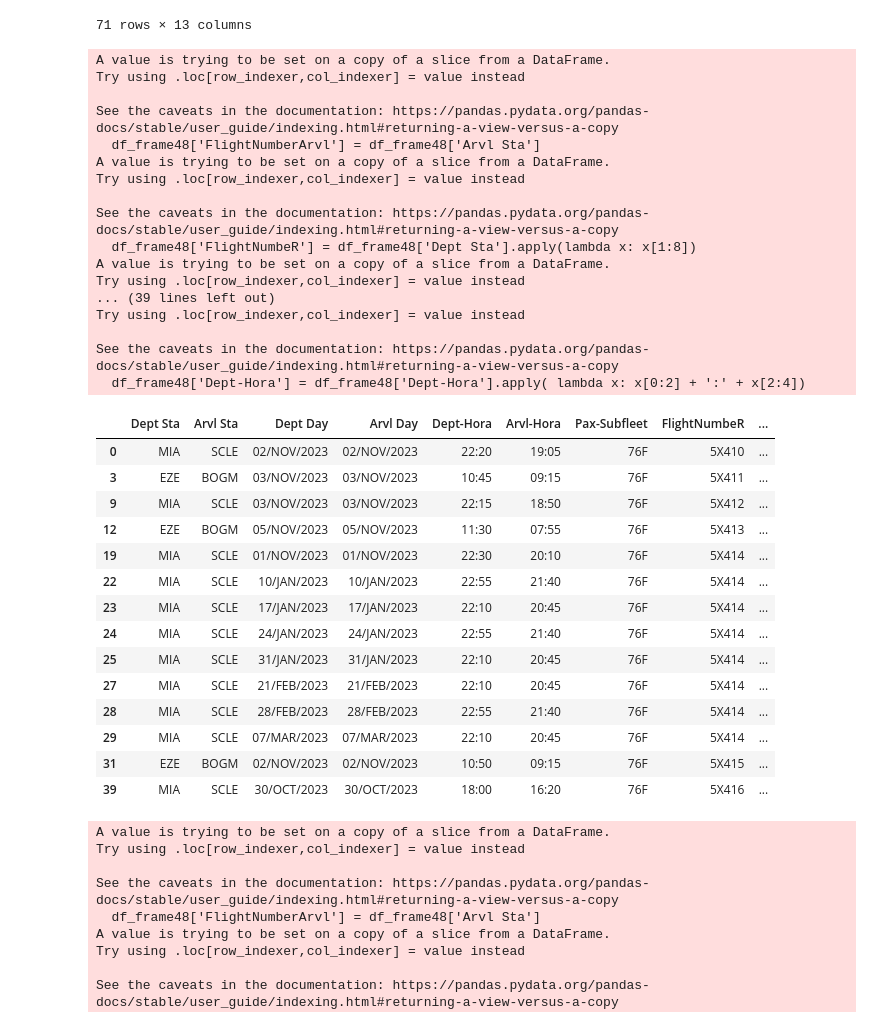
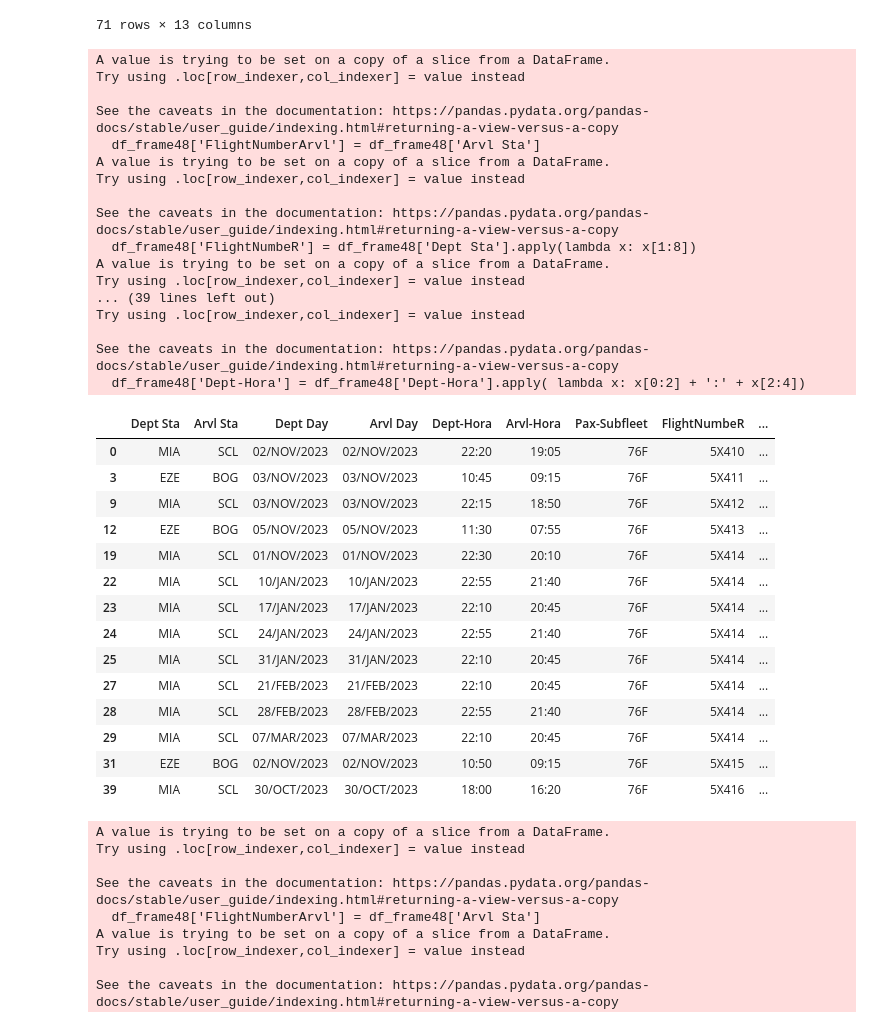
Before and after one commit to yuuhekurenai/ConvertSIR, a Jupyter notebook: transformacao.ipynb, the cells around one changed output. Drawn from its saved outputs; the diff is of its cells as text; code cells hidden in the pictures.

```diff
--- a/transformacao.ipynb
+++ b/transformacao.ipynb
@@ -661,50 +665,50 @@ df_frame48 = df_orig.query('KeyX == 2  & Key == 48 & Kdept == 10 & Karvl == 7')
 df_frame48['FlightNumberArvl'] = df_frame48['Arvl Sta']
 df_frame48['FlightNumbeR'] = df_frame48['Dept Sta'].apply(lambda x: x[1:8])
 df_frame48['Dept Sta'] = df_frame48['Arvl-Hora'].apply( lambda x: x[0:3])
-df_frame48['Arvl Sta'] = df_frame48['Dept-Hora'].apply( lambda  x: x[4:8])
+df_frame48['Arvl Sta'] = df_frame48['Dept-Hora'].apply( lambda  x: x[4:7])
 df_frame48['Arvl Day'] = df_frame48['Dept Day'].apply(lambda x: x[0:2] + '/' + x[2:5] + '/' + '2023')
 df_frame48['Dept Day'] = df_frame48['Dept Day'].apply(lambda x: x[0:2] + '/' + x[2:5] + '/' + '2023')
 df_frame48['Trilho'] = ''
 df_frame48['Pax'] = df_frame48['Pax-Subfleet'].apply( lambda x: x[0:3])
 df_frame48['Pax-Subfleet'] = df_frame48['Pax-Subfleet'].apply(lambda x: x[3:6])
 df_frame48['Arvl-Hora'] = df_frame48['Arvl-Hora'].apply( lambda x: x[3:5] + ':' + x[5:7])
 df_frame48['Dept-Hora'] = df_frame48['Dept-Hora'].apply( lambda x: x[0:2] + ':' + x[2:4])
 df_frame48 = df_frame48[['Dept Sta', 'Arvl Sta', 'Dept Day', 'Arvl Day', 'Dept-Hora', 'Arvl-Hora','Pax-Subfleet','FlightNumbeR','FlightNumberArvl', 'Trilho','Svc Type', 'Pax', 'Week-Day']]
 p14 = df_frame48
 p14
 # %% [output]
 A value is trying to be set on a copy of a slice from a DataFrame.
 Try using .loc[row_indexer,col_indexer] = value instead
 
 See the caveats in the documentation: https://pandas.pydata.org/pandas-docs/stable/user_guide/indexing.html#returning-a-view-versus-a-copy
   df_frame48['FlightNumberArvl'] = df_frame48['Arvl Sta']
 A value is trying to be set on a copy of a slice from a DataFrame.
 Try using .loc[row_indexer,col_indexer] = value instead
 
 See the caveats in the documentation: https://pandas.pydata.org/pandas-docs/stable/user_guide/indexing.html#returning-a-view-versus-a-copy
   df_frame48['FlightNumbeR'] = df_frame48['Dept Sta'].apply(lambda x: x[1:8])
 A value is trying to be set on a copy of a slice from a DataFrame.
 Try using .loc[row_indexer,col_indexer] = value instead
 ... (39 lines left out)
 Try using .loc[row_indexer,col_indexer] = value instead
 
 See the caveats in the documentation: https://pandas.pydata.org/pandas-docs/stable/user_guide/indexing.html#returning-a-view-versus-a-copy
   df_frame48['Dept-Hora'] = df_frame48['Dept-Hora'].apply( lambda x: x[0:2] + ':' + x[2:4])
 |  | Dept Sta | Arvl Sta | Dept Day | Arvl Day | Dept-Hora | Arvl-Hora | Pax-Subfleet | FlightNumbeR | ... |
-| 0 | MIA | SCLE | 02/NOV/2023 | 02/NOV/2023 | 22:20 | 19:05 | 76F | 5X410 | ... |
-| 3 | EZE | BOGM | 03/NOV/2023 | 03/NOV/2023 | 10:45 | 09:15 | 76F | 5X411 | ... |
-| 9 | MIA | SCLE | 03/NOV/2023 | 03/NOV/2023 | 22:15 | 18:50 | 76F | 5X412 | ... |
-| 12 | EZE | BOGM | 05/NOV/2023 | 05/NOV/2023 | 11:30 | 07:55 | 76F | 5X413 | ... |
-| 19 | MIA | SCLE | 01/NOV/2023 | 01/NOV/2023 | 22:30 | 20:10 | 76F | 5X414 | ... |
-| 22 | MIA | SCLE | 10/JAN/2023 | 10/JAN/2023 | 22:55 | 21:40 | 76F | 5X414 | ... |
-| 23 | MIA | SCLE | 17/JAN/2023 | 17/JAN/2023 | 22:10 | 20:45 | 76F | 5X414 | ... |
-| 24 | MIA | SCLE | 24/JAN/2023 | 24/JAN/2023 | 22:55 | 21:40 | 76F | 5X414 | ... |
-| 25 | MIA | SCLE | 31/JAN/2023 | 31/JAN/2023 | 22:10 | 20:45 | 76F | 5X414 | ... |
-| 27 | MIA | SCLE | 21/FEB/2023 | 21/FEB/2023 | 22:10 | 20:45 | 76F | 5X414 | ... |
-| 28 | MIA | SCLE | 28/FEB/2023 | 28/FEB/2023 | 22:55 | 21:40 | 76F | 5X414 | ... |
-| 29 | MIA | SCLE | 07/MAR/2023 | 07/MAR/2023 | 22:10 | 20:45 | 76F | 5X414 | ... |
-| 31 | EZE | BOGM | 02/NOV/2023 | 02/NOV/2023 | 10:50 | 09:15 | 76F | 5X415 | ... |
-| 39 | MIA | SCLE | 30/OCT/2023 | 30/OCT/2023 | 18:00 | 16:20 | 76F | 5X416 | ... |
+| 0 | MIA | SCL | 02/NOV/2023 | 02/NOV/2023 | 22:20 | 19:05 | 76F | 5X410 | ... |
+| 3 | EZE | BOG | 03/NOV/2023 | 03/NOV/2023 | 10:45 | 09:15 | 76F | 5X411 | ... |
+| 9 | MIA | SCL | 03/NOV/2023 | 03/NOV/2023 | 22:15 | 18:50 | 76F | 5X412 | ... |
+| 12 | EZE | BOG | 05/NOV/2023 | 05/NOV/2023 | 11:30 | 07:55 | 76F | 5X413 | ... |
+| 19 | MIA | SCL | 01/NOV/2023 | 01/NOV/2023 | 22:30 | 20:10 | 76F | 5X414 | ... |
+| 22 | MIA | SCL | 10/JAN/2023 | 10/JAN/2023 | 22:55 | 21:40 | 76F | 5X414 | ... |
+| 23 | MIA | SCL | 17/JAN/2023 | 17/JAN/2023 | 22:10 | 20:45 | 76F | 5X414 | ... |
+| 24 | MIA | SCL | 24/JAN/2023 | 24/JAN/2023 | 22:55 | 21:40 | 76F | 5X414 | ... |
+| 25 | MIA | SCL | 31/JAN/2023 | 31/JAN/2023 | 22:10 | 20:45 | 76F | 5X414 | ... |
+| 27 | MIA | SCL | 21/FEB/2023 | 21/FEB/2023 | 22:10 | 20:45 | 76F | 5X414 | ... |
+| 28 | MIA | SCL | 28/FEB/2023 | 28/FEB/2023 | 22:55 | 21:40 | 76F | 5X414 | ... |
+| 29 | MIA | SCL | 07/MAR/2023 | 07/MAR/2023 | 22:10 | 20:45 | 76F | 5X414 | ... |
+| 31 | EZE | BOG | 02/NOV/2023 | 02/NOV/2023 | 10:50 | 09:15 | 76F | 5X415 | ... |
+| 39 | MIA | SCL | 30/OCT/2023 | 30/OCT/2023 | 18:00 | 16:20 | 76F | 5X416 | ... |
 # %%
 df_frame48 = df_orig.query('KeyX == 2  & Key == 48 & Kdept == 8 & Karvl == 7')
 df_frame48['FlightNumberArvl'] = df_frame48['Arvl Sta']
```
Also changed, not shown: parts of 7 cells of this notebook.
